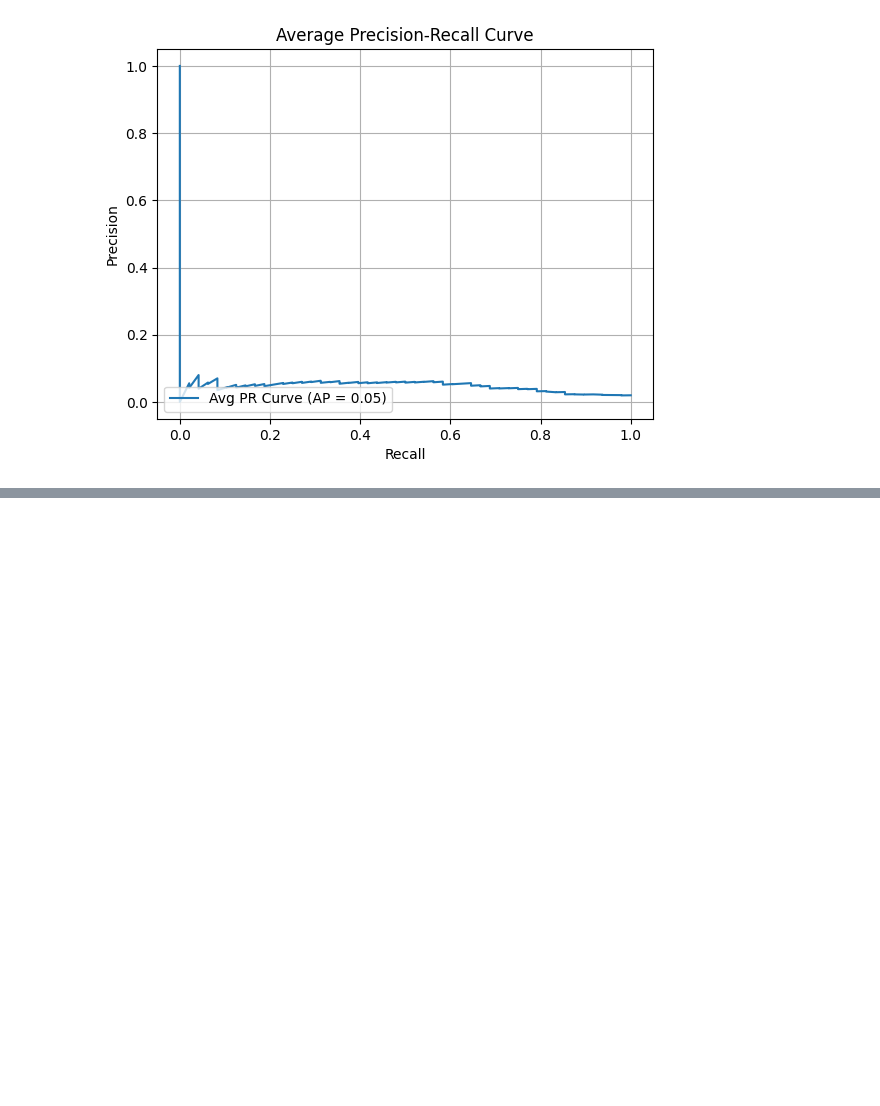
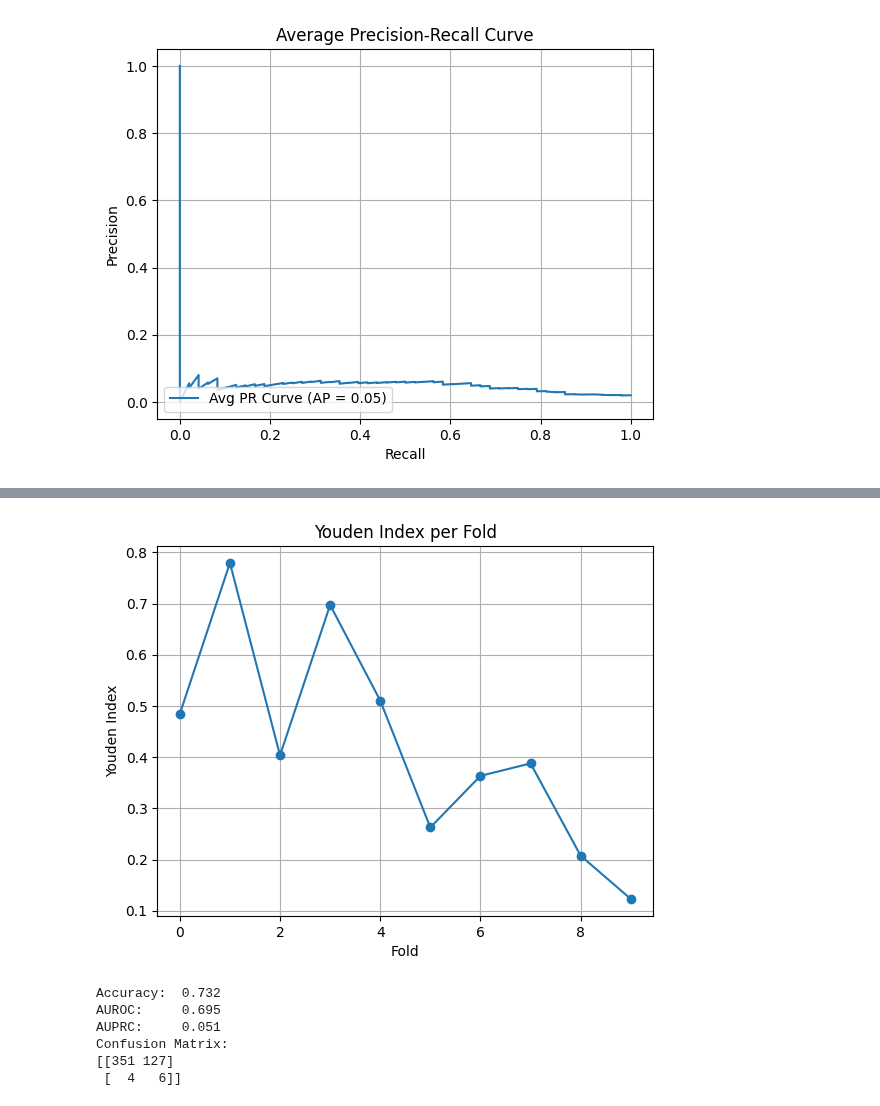
Before and after one commit to jhdaws/mhealth_classification, a Jupyter notebook: rf_xgboost/xgboost_final.ipynb, the cells around one changed output, grey strips where cells are left out. Saved outputs shown, nothing was run; the diff lists cells and outputs as text; code cells hidden in the pictures; blank space fills up the shorter version.

```diff
--- a/rf_xgboost/xgboost_final.ipynb
+++ b/rf_xgboost/xgboost_final.ipynb
@@ -784,0 +943,55 @@ plt.show()
+# %%
+thresh = 0.083
+# %%
+results_week = evaluate_threshold_with_cv(
+    params=best_params_week,
+    threshold=thresh,
+    X=x_week,
+    y=targets_week,
+    groups=groups_week,
+    n_splits=10
+)
+# %%
+results_df_no_mean = results_week[results_week['fold'] != 'mean']
+
+plt.plot(results_df_no_mean['fold'], results_df_no_mean['youden_index'], marker='o')
+plt.title("Youden Index per Fold")
+plt.xlabel("Fold")
+plt.ylabel("Youden Index")
+plt.grid(True)
+plt.show()
+# %% [output]
+[figure, added]
+# %%
+# --- First fold split (week-level) ---
+for train_idx, val_idx in sgkf.split(x_week, targets_week, groups_week):
+    X_train_week, X_val_week = x_week.iloc[train_idx], x_week.iloc[val_idx]
+    y_train_week = targets_week.iloc[train_idx]
+    y_val_week = targets_week.iloc[val_idx]
+    groups_train_week = groups_week.iloc[train_idx]
+    break
+
+
+# --- Train model ---
+model_week = XGBClassifier(**best_params_week, n_jobs=-1, random_state=42, eval_metric='logloss')
+model_week.fit(X_train_week, y_train_week)
+
+# --- Predict probabilities on validation set ---
+y_prob_week = model_week.predict_proba(X_val_week)[:, 1]
+
+# --- Call compute_metrics ---
+acc_week, auroc_week, auprc_week, cm_week = compute_metrics(y_val_week, y_prob_week, thresh=thresh)
+
+# --- Print results ---
+print(f"Accuracy:  {acc_week:.3f}")
+print(f"AUROC:     {auroc_week:.3f}")
+print(f"AUPRC:     {auprc_week:.3f}")
+print("Confusion Matrix:")
+print(cm_week)
+# %% [output]
+Accuracy:  0.732
+AUROC:     0.695
+AUPRC:     0.051
+Confusion Matrix:
+[[351 127]
+ [  4   6]]
```
Also changed, not shown: parts of 15 cells of this notebook.
